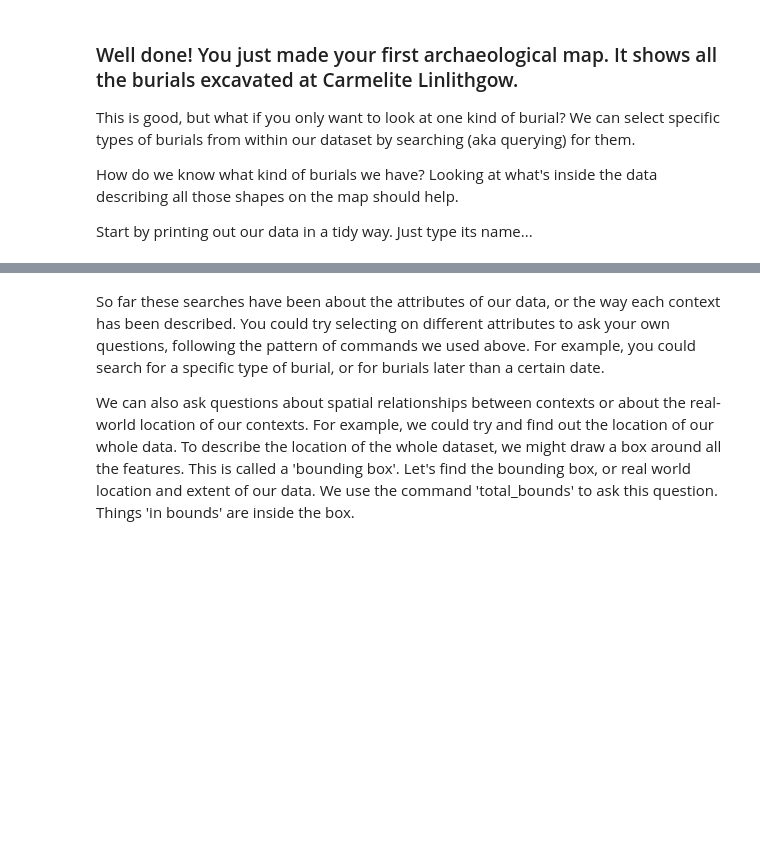
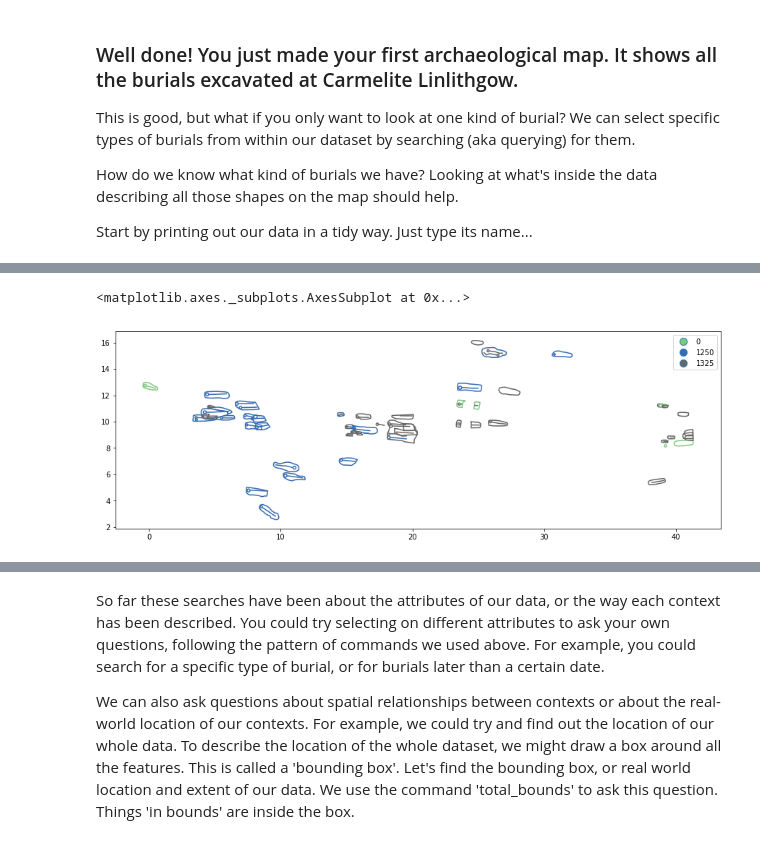
Before and after one commit to ropitz/spatialarchaeology, a Jupyter notebook: linlithgow_spatial.ipynb, the cells around one changed output, grey strips where cells are left out. Cells and saved outputs as stored; diff of their text form; code cells hidden in the pictures; blank space fills up the shorter version.

```diff
--- a/linlithgow_spatial.ipynb
+++ b/linlithgow_spatial.ipynb
@@ -108,9 +182,13 @@ linlithgow_burials.loc[linlithgow_burials['L_DATE']<1400]
 # %%
-# You should have a table view of the data and if you look at the 'L_Date' column, you should only see dates earlier than 1400.
-# If we want to see this result as a map, we just add the .plot command to the end.
+# You should have a table view of the data and if you look at the 'LATEST_DATE' column, you should only see dates before 1400.
+# If we want to see this result as a map, we just add the .plot command to the end of what we typed before.
+# Remember to include the options to control the style of your map, like you did earlier.
 
-linlithgow_burials.loc[linlithgow_burials['L_DATE'] <1400].plot(column='AT', cmap='Accent', figsize=(15, 15))
+linlithgow_burials.loc[linlithgow_burials['LATEST_DATE'] <1400].plot(column='EARLIEST_DATE', categorical = True, cmap='Accent', figsize=(15, 8), legend = True)
 
 # Note that I've used many of the same commands that I used before to control the color of the features and the map size.
+# %% [output]
+<matplotlib.axes._subplots.AxesSubplot at 0x...>
+[figure, added]
 # %%
 # Try and do the same thing for burials that are earlier than 1500
```
Also changed, not shown: parts of 31 cells of this notebook.
